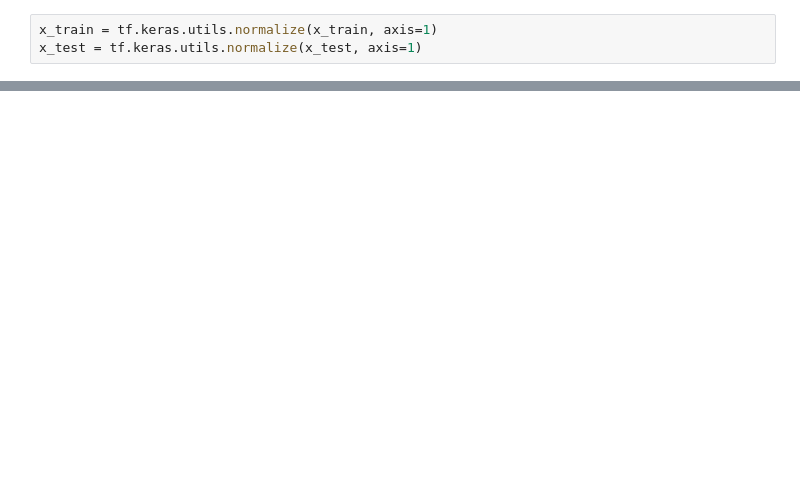
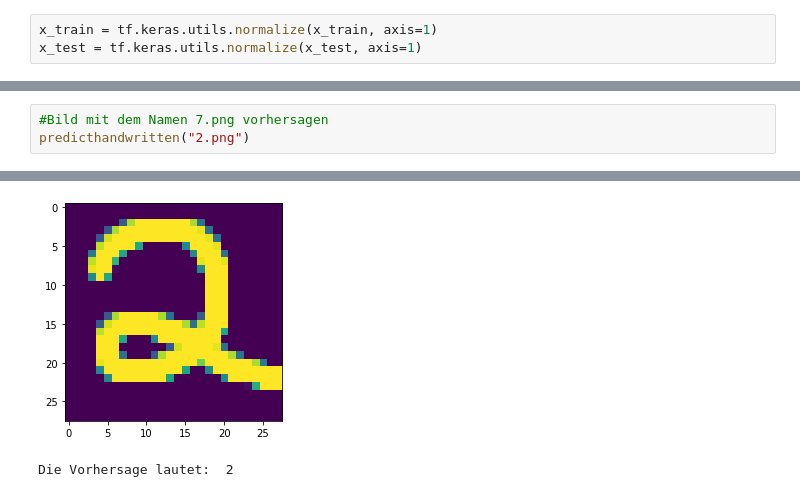
Before and after one commit to MarioS040/bigdata, a Jupyter notebook: main.ipynb, the cells around one changed output, grey strips where cells are left out. Saved outputs shown, nothing was run; the diff lists cells and outputs as text; blank space fills up the shorter version.

```diff
--- a/main.ipynb
+++ b/main.ipynb
@@ -69,0 +75,4 @@ predicthandwritten("7.png")
+# %%
+#Bild mit dem Namen 7.png vorhersagen
+predicthandwritten("2.png")
+# %% [output]
@@ -70 +81,3 @@ predicthandwritten("7.png")
+[figure, added]
+Die Vorhersage lautet:  2
 # %%
```
Also changed, not shown: parts of 8 cells of this notebook, 4 other files.
